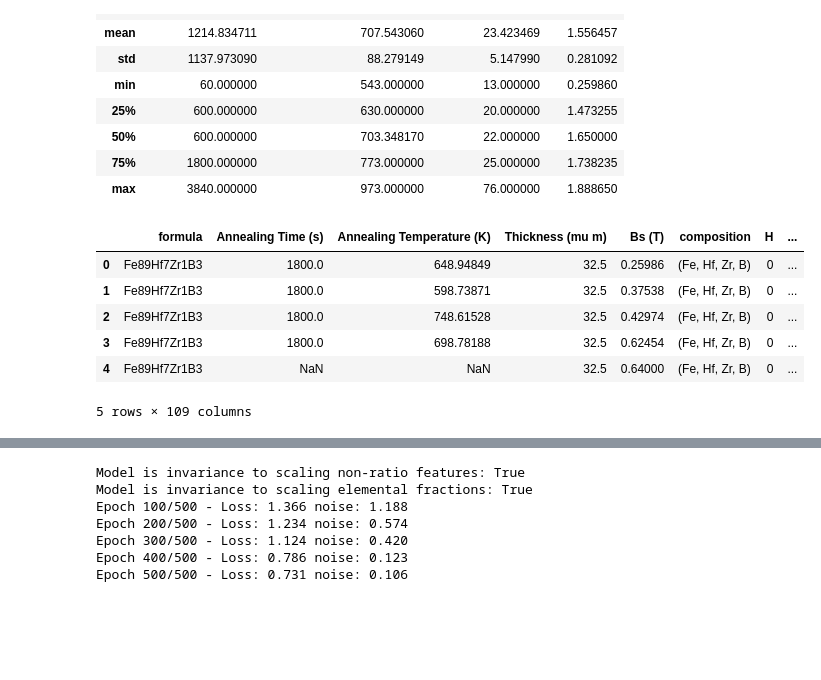
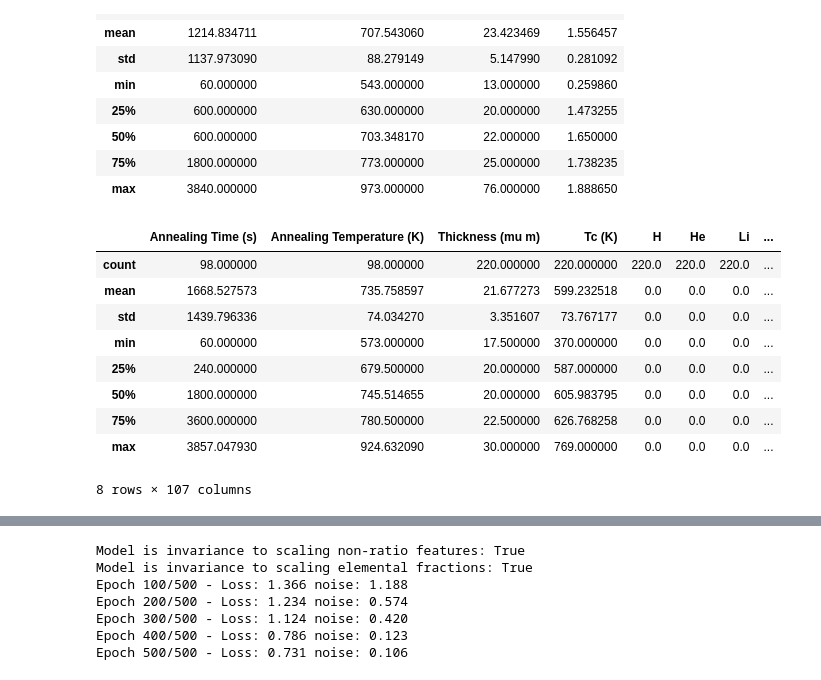
Before and after one commit to jingsk/Fe_alloy_GPR, a Jupyter notebook: fit_GP.ipynb, the cells around one changed output, grey strips where cells are left out. Drawn from its saved outputs; the diff is of its cells as text; code cells hidden in the pictures; blank space fills up the shorter version.

```diff
--- a/fit_B_GP.ipynb
+++ b/fit_GP.ipynb
@@ -1,11 +1,16 @@
 # %%
 import pandas as pd
 import numpy as np
+import torch
 import os
 
 dataset_path = './dataset/'
-dataset_file = 'BsData.csv'
+dataset_files = ['TcData.csv' ,'BsData.csv']
 
-df = pd.read_csv(os.path.join(dataset_path,dataset_file), na_values=0)
-df = df.rename(columns={'Composition': 'formula'})
+dfs = dict([])
+for file in dataset_files:
+    df = pd.read_csv(os.path.join(dataset_path,file), na_values=0)
+    df = df.rename(columns={'Composition': 'formula'})
+    df.name = file[:2]
+    dfs[df.name] = df
 # %%
@@ -32,21 +40,28 @@ df.describe()
 # %%
 from utils import add_feature
 
-load_df = True
-if load_df:
-    df = pd.read_pickle(os.path.join(dataset_path, "./df_data_Tc.pkl"))
-else:
-    df = add_feature.add_composition(df)
-    df = add_feature.add_element_fraction(df)
-    df.to_pickle(os.path.join(dataset_path, "./df_data_Tc.pkl"))
+load_df = False
+for df_name, df in dfs.items():
+    if load_df:
+        dfs[df_name] = pd.read_pickle(os.path.join(dataset_path, f"./df_data_{df.name}.pkl"))
+    else:
+        name = df.name
+        df = add_feature.add_composition(df)
+        df = add_feature.add_element_fraction(df)
+        df.name = name
+        dfs[df_name] = df
+        df.to_pickle(os.path.join(dataset_path, f"./df_data_{df.name}.pkl"))
 # %%
-df.head()
+dfs['Tc'].describe()
 # %% [output]
-|  | formula | Annealing Time (s) | Annealing Temperature (K) | Thickness (mu m) | Bs (T) | composition | H | ... |
-| 0 | Fe89Hf7Zr1B3 | 1800.0 | 648.94849 | 32.5 | 0.25986 | (Fe, Hf, Zr, B) | 0 | ... |
-| 1 | Fe89Hf7Zr1B3 | 1800.0 | 598.73871 | 32.5 | 0.37538 | (Fe, Hf, Zr, B) | 0 | ... |
-| 2 | Fe89Hf7Zr1B3 | 1800.0 | 748.61528 | 32.5 | 0.42974 | (Fe, Hf, Zr, B) | 0 | ... |
-| 3 | Fe89Hf7Zr1B3 | 1800.0 | 698.78188 | 32.5 | 0.62454 | (Fe, Hf, Zr, B) | 0 | ... |
-| 4 | Fe89Hf7Zr1B3 | NaN | NaN | 32.5 | 0.64000 | (Fe, Hf, Zr, B) | 0 | ... |
+|  | Annealing Time (s) | Annealing Temperature (K) | Thickness (mu m) | Tc (K) | H | He | Li | ... |
+| count | 98.000000 | 98.000000 | 220.000000 | 220.000000 | 220.0 | 220.0 | 220.0 | ... |
+| mean | 1668.527573 | 735.758597 | 21.677273 | 599.232518 | 0.0 | 0.0 | 0.0 | ... |
+| std | 1439.796336 | 74.034270 | 3.351607 | 73.767177 | 0.0 | 0.0 | 0.0 | ... |
+| min | 60.000000 | 573.000000 | 17.500000 | 370.000000 | 0.0 | 0.0 | 0.0 | ... |
+| 25% | 240.000000 | 679.500000 | 20.000000 | 587.000000 | 0.0 | 0.0 | 0.0 | ... |
+| 50% | 1800.000000 | 745.514655 | 20.000000 | 605.983795 | 0.0 | 0.0 | 0.0 | ... |
+| 75% | 3600.000000 | 780.500000 | 22.500000 | 626.768258 | 0.0 | 0.0 | 0.0 | ... |
+| max | 3857.047930 | 924.632090 | 30.000000 | 769.000000 | 0.0 | 0.0 | 0.0 | ... |
-5 rows × 109 columns
+8 rows × 107 columns
 # %%
```
Also changed, not shown: parts of 5 cells of this notebook, 3 other files.
